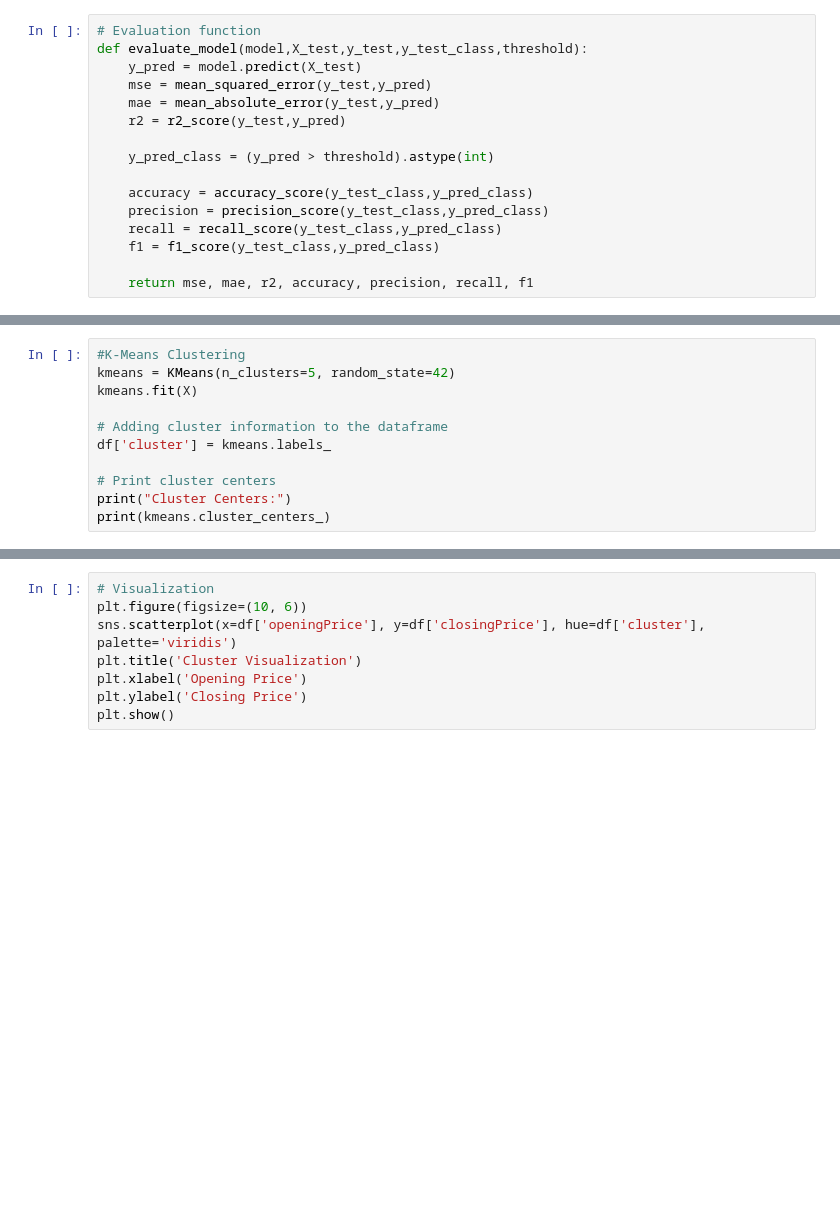
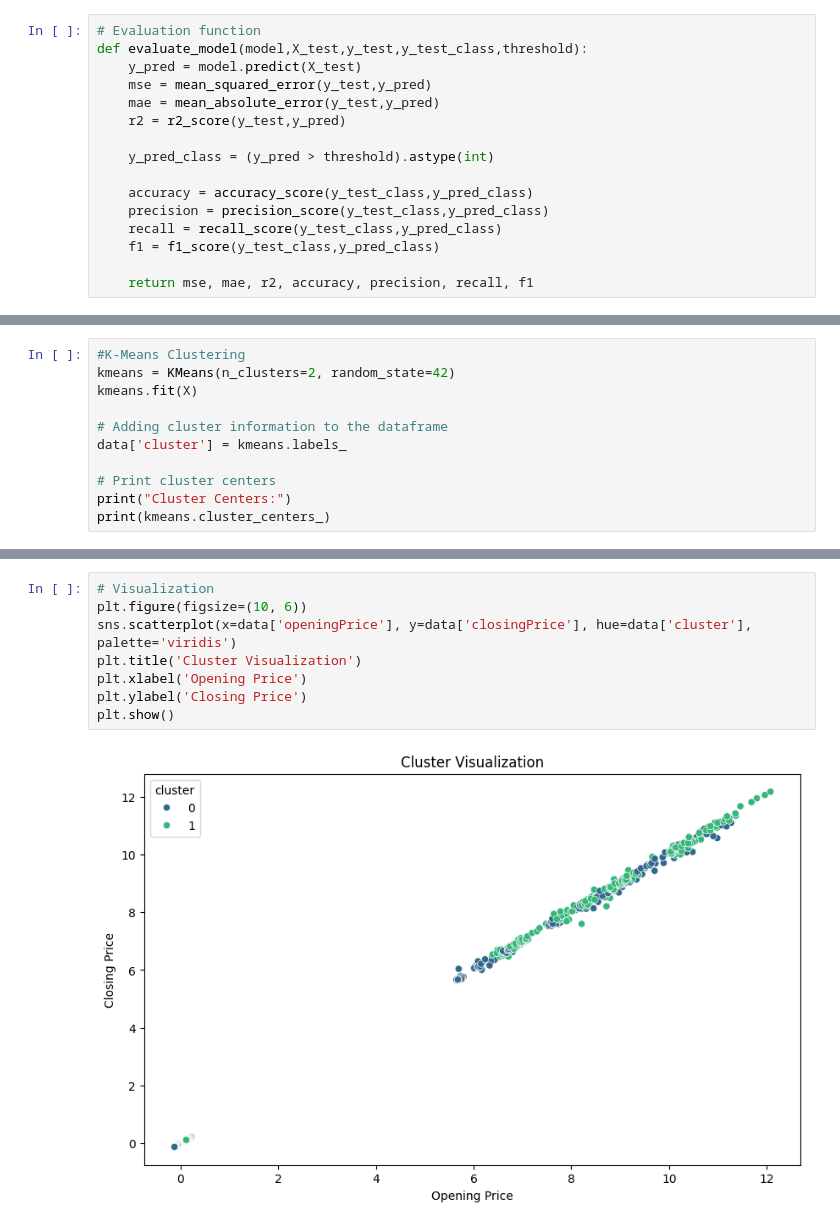
Before and after one commit to FirasKahlaoui/tunisia-stock-market, a Jupyter notebook: notebooks/Modeling.ipynb, the cells around one changed output, grey strips where cells are left out. Drawn from its saved outputs; the diff is of its cells as text; blank space fills up the shorter version.

Commit message:
Find the optimal number of clusters

```diff
--- a/notebooks/Modeling.ipynb
+++ b/notebooks/Modeling.ipynb
@@ -121,10 +122,10 @@ F1 Score: 0.9908798972382787
 # %%
 #K-Means Clustering
-kmeans = KMeans(n_clusters=5, random_state=42)
+kmeans = KMeans(n_clusters=2, random_state=42)
 kmeans.fit(X)
 
 # Adding cluster information to the dataframe
-df['cluster'] = kmeans.labels_
+data['cluster'] = kmeans.labels_
 
 # Print cluster centers
 print("Cluster Centers:")
@@ -134,8 +143,10 @@ NameError: name 'KMeans' is not defined
 # %%
 # Visualization
 plt.figure(figsize=(10, 6))
-sns.scatterplot(x=df['openingPrice'], y=df['closingPrice'], hue=df['cluster'], palette='viridis')
+sns.scatterplot(x=data['openingPrice'], y=data['closingPrice'], hue=data['cluster'], palette='viridis')
 plt.title('Cluster Visualization')
 plt.xlabel('Opening Price')
 plt.ylabel('Closing Price')
 plt.show()
+# %% [output]
+[figure, added]
```
Also changed, not shown: parts of 5 cells of this notebook.
